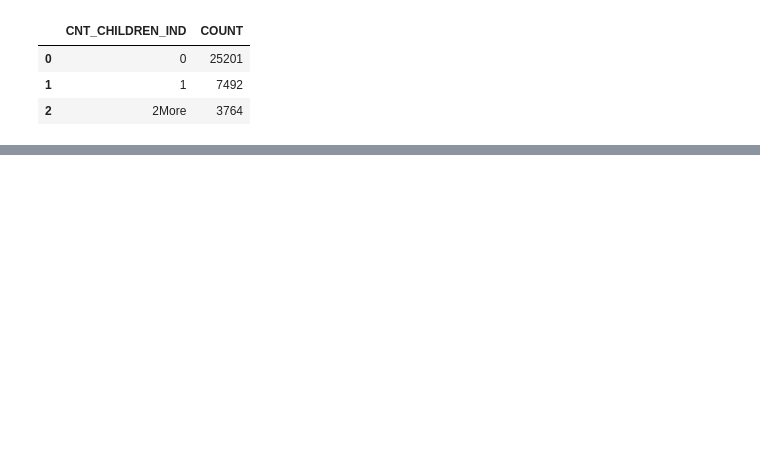
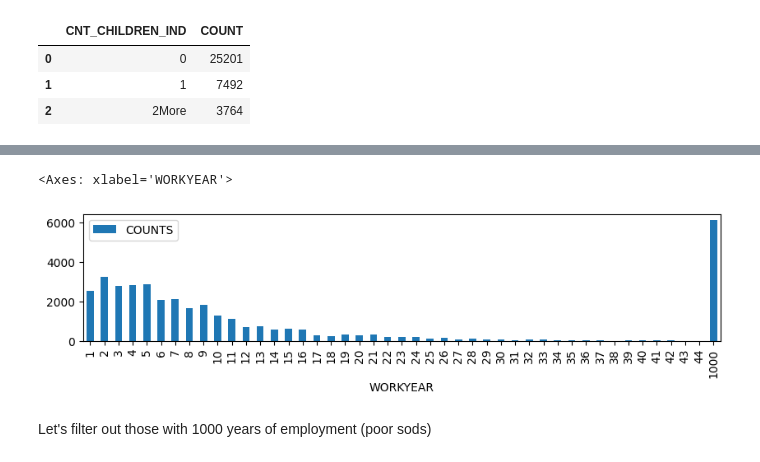
Before and after one commit to PaulLucasleit/snowpark-learnings, a Jupyter notebook: app/notebooks/ml_with_snowflake/1_3_demo_full_data_exploration.ipynb, the cells around one changed output, grey strips where cells are left out. Saved outputs shown, nothing was run; the diff lists cells and outputs as text; code cells hidden in the pictures; blank space fills up the shorter version.

```diff
--- a/app/notebooks/ml_with_snowflake/1_3_demo_full_data_exploration.ipynb
+++ b/app/notebooks/ml_with_snowflake/1_3_demo_full_data_exploration.ipynb
@@ -257,0 +332,8 @@ application_record_sdf.group_by('CNT_CHILDREN_IND').count().sort('CNT_CHILDREN_I
+# %%
+grouped_workyear_df = application_record_sdf.group_by('WORKYEAR').agg(functions.count('WORKYEAR').as_('COUNTS')).sort('WORKYEAR')
+grouped_workyear_df.to_pandas().plot.bar(x='WORKYEAR', y='COUNTS', figsize=(10,2))
+# %% [output]
+<Axes: xlabel='WORKYEAR'>
+[figure, added]
+# %% [markdown]
+Let's filter out those with 1000 years of employment (poor sods)
```
Also changed, not shown: parts of 38 cells of this notebook, 3 other files.
